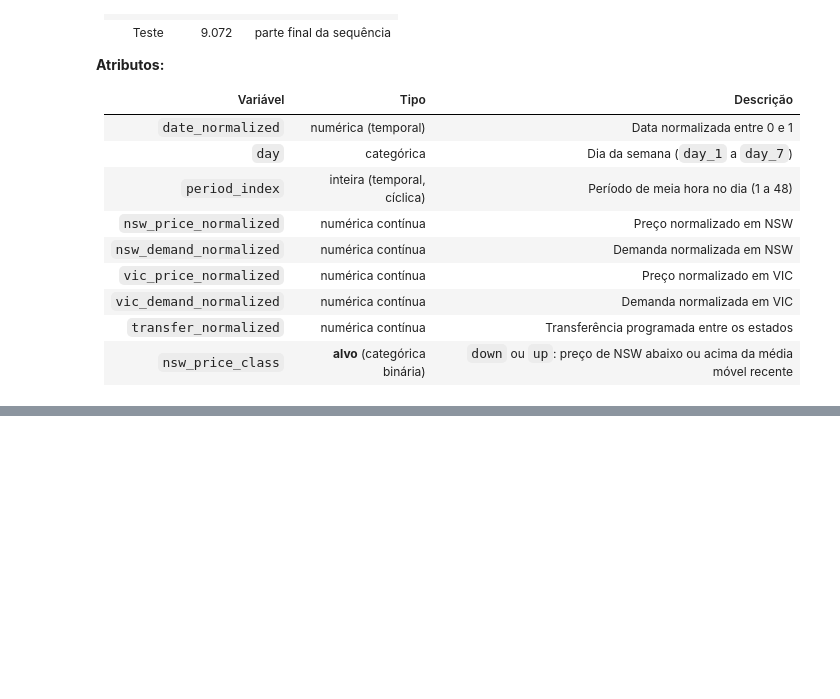
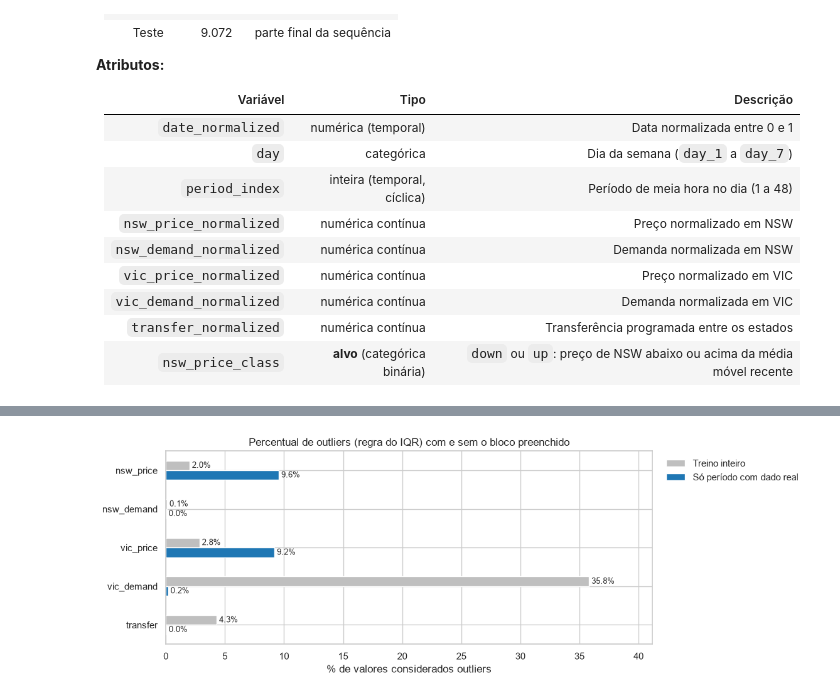
Before and after one commit to eshernandes/aprendizado-maquina-electricity, a Jupyter notebook: notebooks/electricity.ipynb, the cells around one changed output, grey strips where cells are left out. Drawn from its saved outputs; the diff is of its cells as text; code cells hidden in the pictures; blank space fills up the shorter version.

Commit message:
etapa 1: verificação de qualidade, faltantes disfarçados e outliers

```diff
--- a/notebooks/electricity.ipynb
+++ b/notebooks/electricity.ipynb
@@ -54,0 +190,28 @@ VIC_COLS = ["vic_price_normalized", "vic_demand_normalized", "transfer_normalize
+# %%
+def percentual_outliers(dados):
+    """% de valores fora do intervalo [Q1 - 1,5·IQR, Q3 + 1,5·IQR] em cada coluna."""
+    q1 = dados.quantile(0.25)
+    q3 = dados.quantile(0.75)
+    iqr = q3 - q1
+    fora_do_intervalo = (dados < q1 - 1.5 * iqr) | (dados > q3 + 1.5 * iqr)
+    return fora_do_intervalo.mean() * 100
+
+periodo_completo = train[train["vic_sem_dado"] == 0]
+
+comparacao_outliers = pd.DataFrame({
+    "Treino inteiro":            percentual_outliers(train[NUM_COLS]),
+    "Só período com dado real":  percentual_outliers(periodo_completo[NUM_COLS]),
+}).rename(index=lambda coluna: coluna.replace("_normalized", ""))
+
+ax = comparacao_outliers.plot.barh(figsize=(10, 4), color=["0.75", "tab:blue"])
+for barras in ax.containers:
+    ax.bar_label(barras, fmt="%.1f%%", padding=3, fontsize=9)
+ax.invert_yaxis()
+ax.set_xlim(0, comparacao_outliers.values.max() * 1.15)
+ax.set_title("Percentual de outliers (regra do IQR) com e sem o bloco preenchido")
+ax.set_xlabel("% de valores considerados outliers")
+ax.set_ylabel("")
+ax.legend(loc="upper left", bbox_to_anchor=(1.01, 1), frameon=False)
+plt.show()
+# %% [output]
+[figure, added]
```
Also changed, not shown: parts of 7 cells of this notebook.
